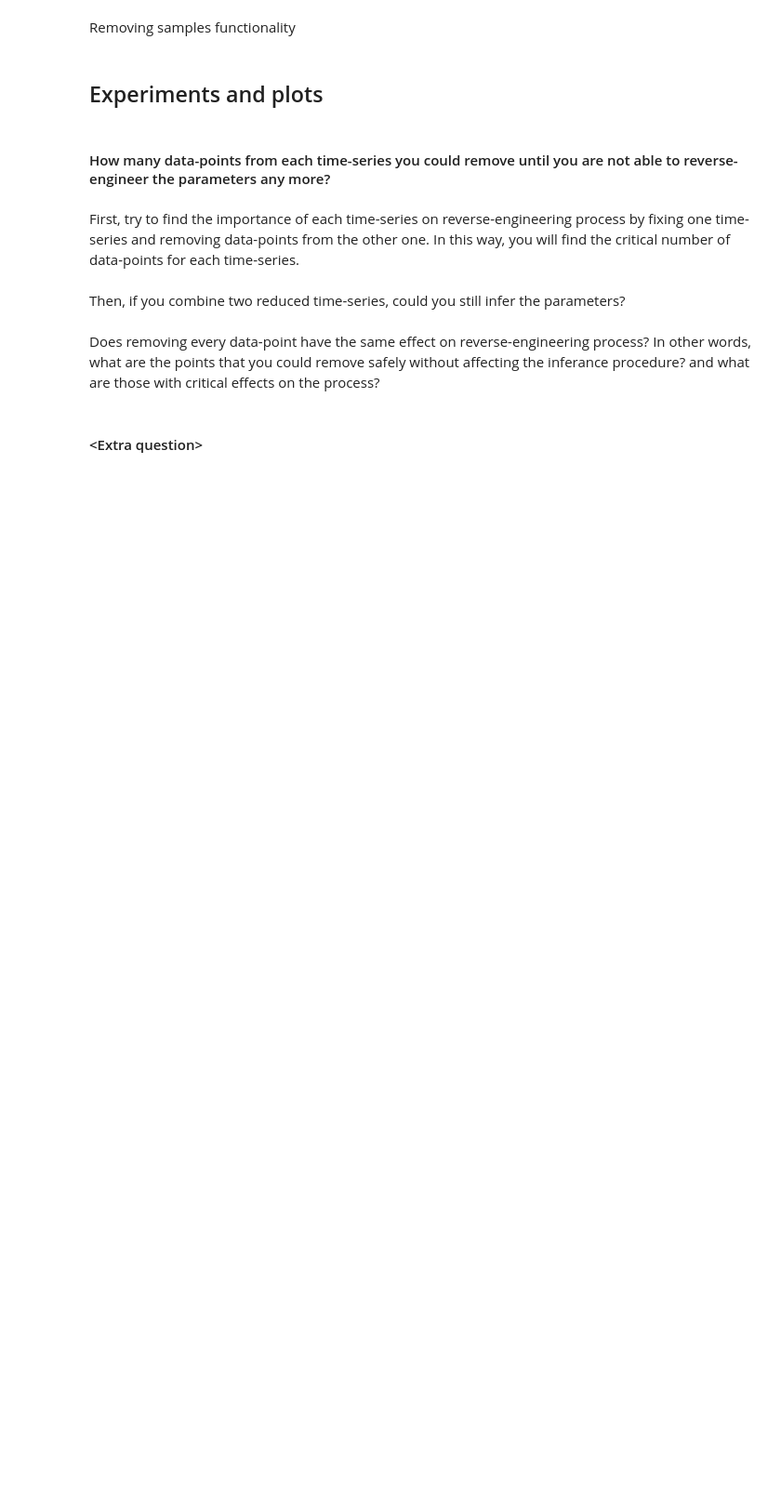
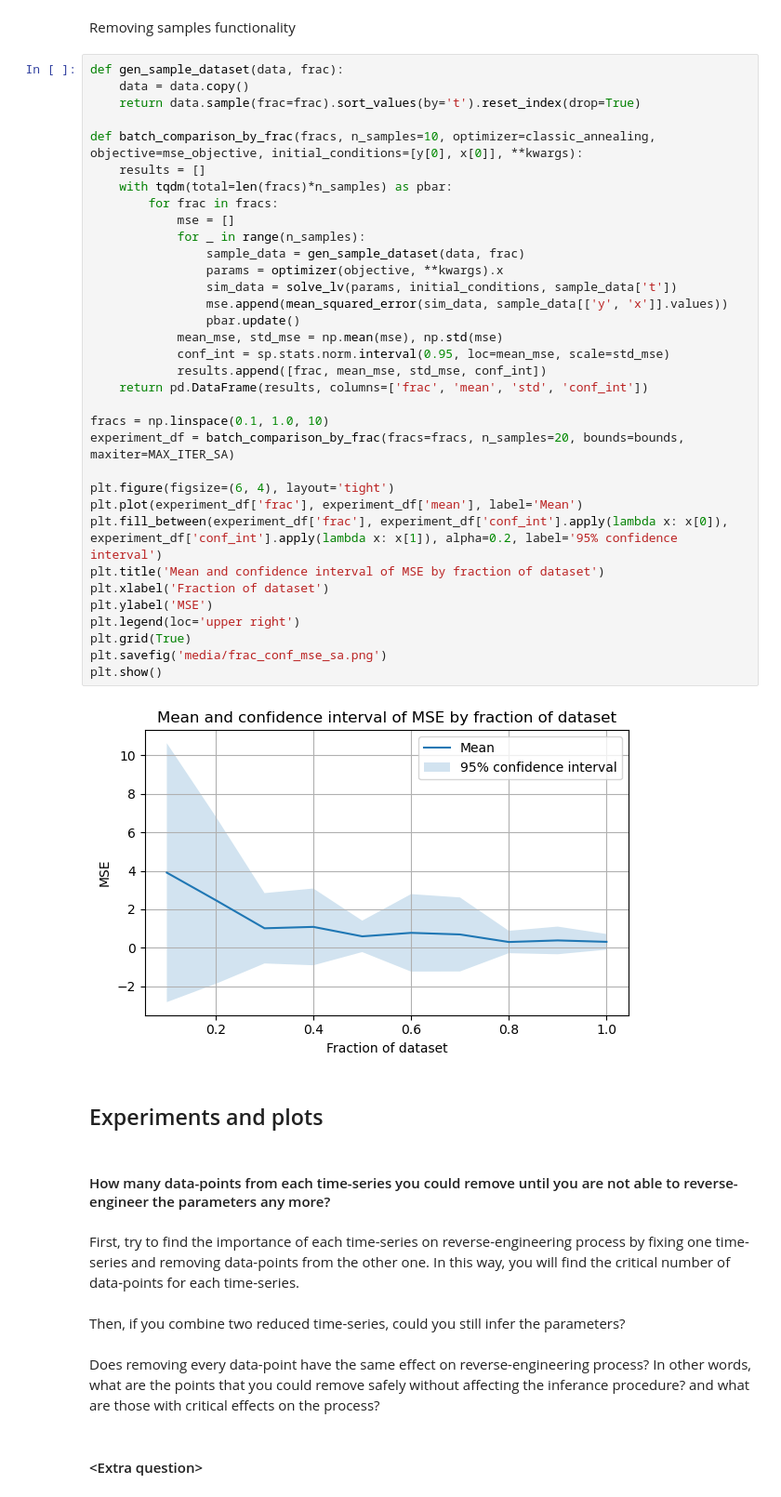
Before and after one commit to jonas4climate/ss-assignment-3, a Jupyter notebook: CalvinLaw_11306734_RaymondZhang_14865904_JonasSchaefer_14039982_3.ipynb, the cells around one changed output. Shown: that part at 93% size. Cells and saved outputs as stored; diff of their text form; blank space fills up the shorter version.

```diff
--- a/CalvinLaw_11306734_RaymondZhang_14865904_JonasSchaefer_14039982_3.ipynb
+++ b/CalvinLaw_11306734_RaymondZhang_14865904_JonasSchaefer_14039982_3.ipynb
@@ -185,5 +184,41 @@ plot_comparison_optimizers(hc_optimizers, sa_optimizers)
 # %% [markdown]
 Removing samples functionality
+# %%
+def gen_sample_dataset(data, frac):
+    data = data.copy()
+    return data.sample(frac=frac).sort_values(by='t').reset_index(drop=True)
+
+def batch_comparison_by_frac(fracs, n_samples=10, optimizer=classic_annealing, objective=mse_objective, initial_conditions=[y[0], x[0]], **kwargs):
+    results = []
+    with tqdm(total=len(fracs)*n_samples) as pbar:
+        for frac in fracs:
+            mse = []
+            for _ in range(n_samples):
+                sample_data = gen_sample_dataset(data, frac)
+                params = optimizer(objective, **kwargs).x
+                sim_data = solve_lv(params, initial_conditions, sample_data['t'])
+                mse.append(mean_squared_error(sim_data, sample_data[['y', 'x']].values))
+                pbar.update()
+            mean_mse, std_mse = np.mean(mse), np.std(mse)
+            conf_int = sp.stats.norm.interval(0.95, loc=mean_mse, scale=std_mse)
+            results.append([frac, mean_mse, std_mse, conf_int])
+    return pd.DataFrame(results, columns=['frac', 'mean', 'std', 'conf_int'])
+
+fracs = np.linspace(0.1, 1.0, 10)
+experiment_df = batch_comparison_by_frac(fracs=fracs, n_samples=20, bounds=bounds, maxiter=MAX_ITER_SA)
+
+plt.figure(figsize=(6, 4), layout='tight')
+plt.plot(experiment_df['frac'], experiment_df['mean'], label='Mean')
+plt.fill_between(experiment_df['frac'], experiment_df['conf_int'].apply(lambda x: x[0]), experiment_df['conf_int'].apply(lambda x: x[1]), alpha=0.2, label='95% confidence interval')
+plt.title('Mean and confidence interval of MSE by fraction of dataset')
+plt.xlabel('Fraction of dataset')
+plt.ylabel('MSE')
+plt.legend(loc='upper right')
+plt.grid(True)
+plt.savefig('media/frac_conf_mse_sa.png')
+plt.show()
+# %% [output]
+[figure, added]
 # %% [markdown]
 ## Experiments and plots
 # %% [markdown]
```
Also changed, not shown: parts of 5 cells of this notebook, 2 other files.
